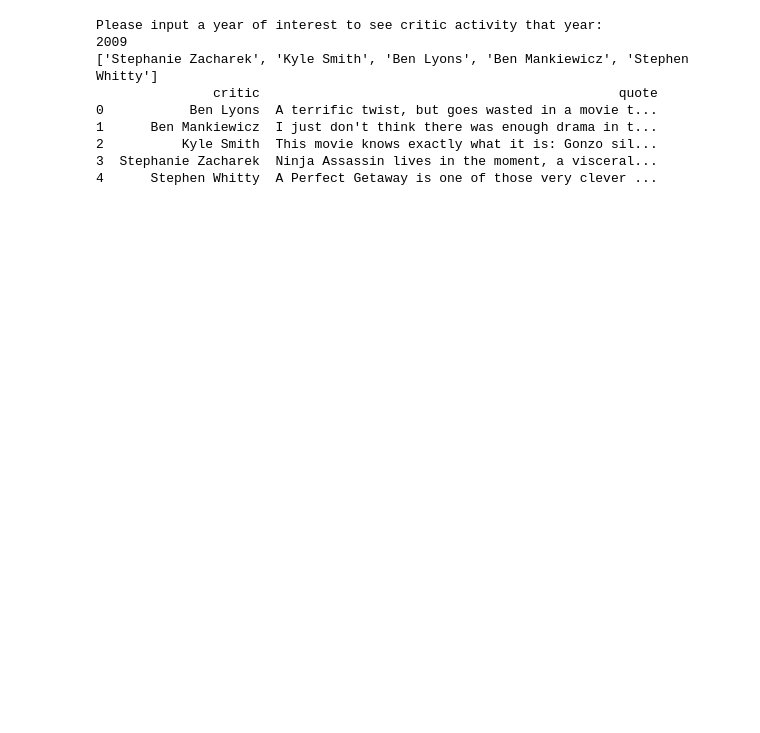
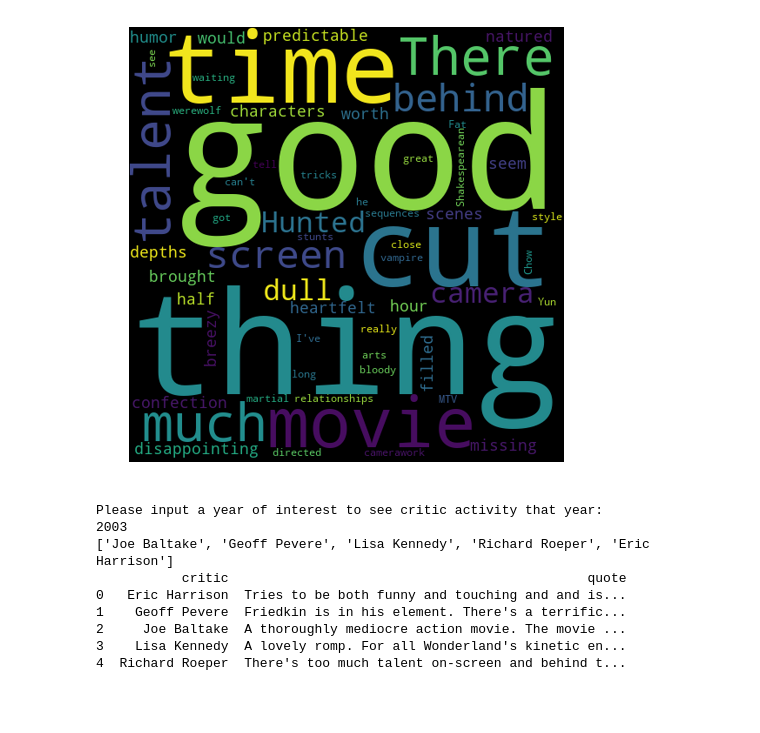
Before and after one commit to melmcchau/movie-rating-predictor-project-uwseds, a Jupyter notebook: movieCriticsOverTime/NewNotebook.ipynb, the cells around one changed output. Saved outputs shown, nothing was run; the diff lists cells and outputs as text; code cells hidden in the pictures; blank space fills up the shorter version.

Commit message:
rename modules and refine visualization

```diff
--- a/movieCriticsOverTime/NewNotebook.ipynb
+++ b/movieCriticsOverTime/NewNotebook.ipynb
@@ -206,3 +267,31 @@ def visualize(EMOTION_ARRAY):
+# %%
+import nltk
+from wordcloud import WordCloud
+from nltk.corpus import stopwords
+import numpy as np
+from PIL import Image
+def vis_word_cloud(QUOTES):
+#     mask = np.array(Image.open("movie-review.jpg"))
+    stop_words = stopwords.words("english")
+    for i in range(len(QUOTES)):
+        string = ''.join(QUOTES['quote'][i])
+    wordcloud = WordCloud(width=500, height=500,
+#     mask = mask,
+    stopwords=stop_words,
+    min_font_size=10).generate(string)
+
+    plt.figure(figsize=(8, 8), facecolor=None)
+    plt.imshow(wordcloud, interpolation='catrom')
+    plt.axis("off")
+    plt.margins(x=0, y=0)
+    plt.show()
+
+
+QUOTES = grab_quotes(REVIEWS_MERGE,top_critics,interest_year)
+string = QUOTES['quote'][0]
+vis_word_cloud(QUOTES)
+# %% [output]
+[figure, added]
 # %%
 '''LOAD DATA'''
 MOVIES = pd.read_csv("../data/movies.dat", delimiter='\t')
@@ -228,18 +317,18 @@ print(top_critics)
 QUOTES = grab_quotes(REVIEWS_MERGE,top_critics,interest_year)
 print(QUOTES)
 
-'''ANALYZE QUOTES'''
-EMOTION_ARRAY = analyze_quote(QUOTES,top_critics)
-visualize(EMOTION_ARRAY)
+# '''ANALYZE QUOTES'''
+# EMOTION_ARRAY = analyze_quote(QUOTES,top_critics)
+# visualize(EMOTION_ARRAY)
 # %% [output]
 Please input a year of interest to see critic activity that year:
-2009
-['Stephanie Zacharek', 'Kyle Smith', 'Ben Lyons', 'Ben Mankiewicz', 'Stephen Whitty']
-               critic                                              quote
-0           Ben Lyons  A terrific twist, but goes wasted in a movie t...
-1      Ben Mankiewicz  I just don't think there was enough drama in t...
-2          Kyle Smith  This movie knows exactly what it is: Gonzo sil...
-3  Stephanie Zacharek  Ninja Assassin lives in the moment, a visceral...
-4      Stephen Whitty  A Perfect Getaway is one of those very clever ...
+2003
+['Joe Baltake', 'Geoff Pevere', 'Lisa Kennedy', 'Richard Roeper', 'Eric Harrison']
+           critic                                              quote
+0   Eric Harrison  Tries to be both funny and touching and and is...
+1    Geoff Pevere  Friedkin is in his element. There's a terrific...
+2     Joe Baltake  A thoroughly mediocre action movie. The movie ...
+3    Lisa Kennedy  A lovely romp. For all Wonderland's kinetic en...
+4  Richard Roeper  There's too much talent on-screen and behind t...
 # %% [markdown]
 ##
```
Also changed, not shown: parts of 8 cells of this notebook, 9 other files.
